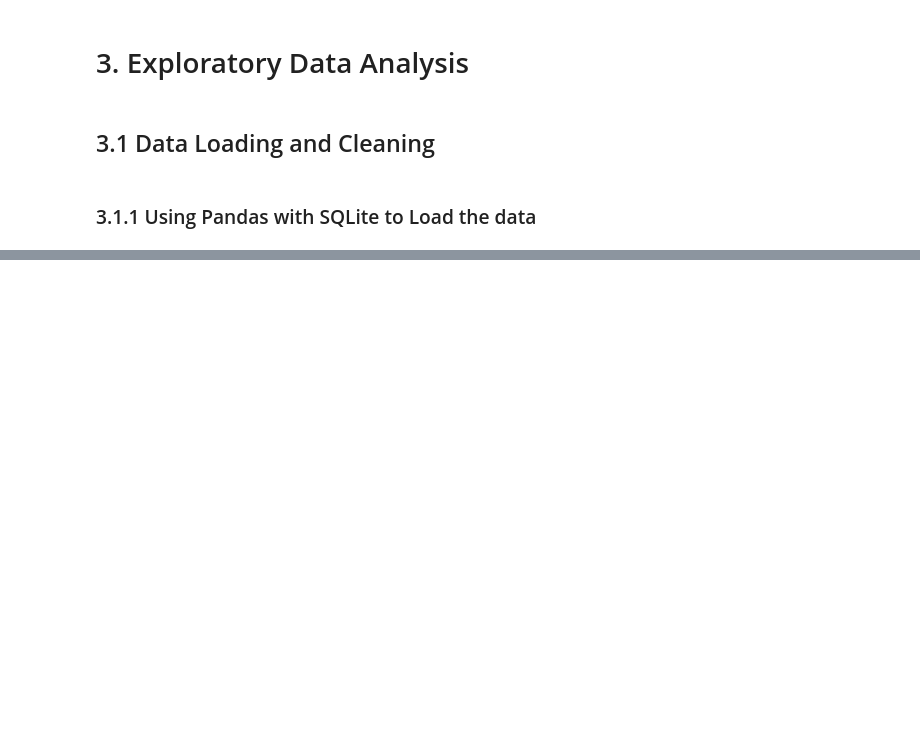
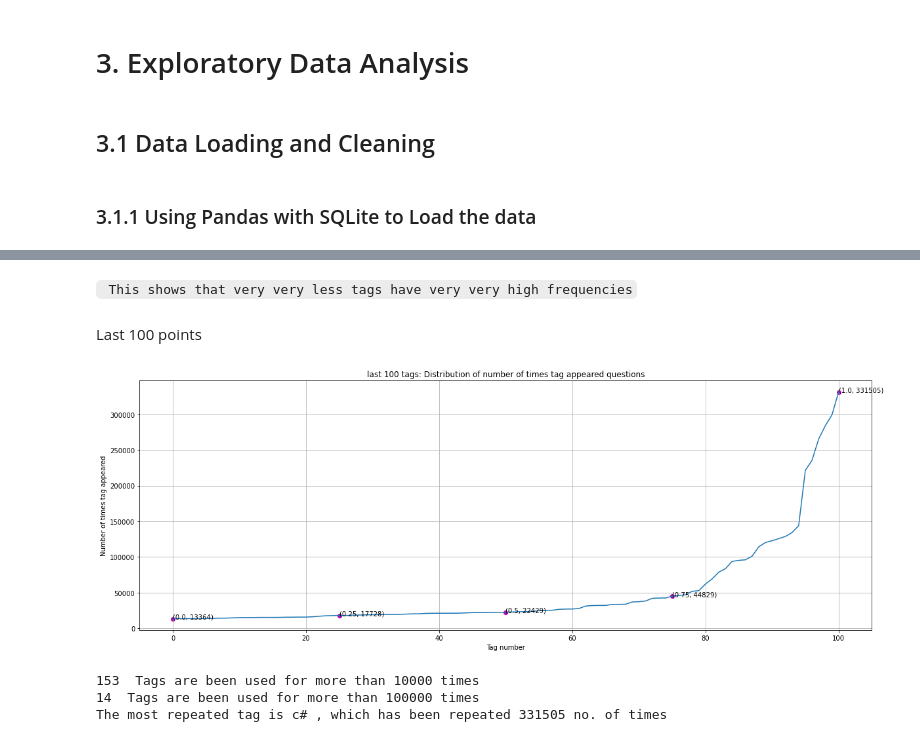
Before and after one commit to Sahil-Chavan/Stackoverflow_Tag_Prediction, a Jupyter notebook: SO_Tag_Prediction.ipynb, the cells around one changed output, grey strips where cells are left out. Saved outputs shown, nothing was run; the diff lists cells and outputs as text; code cells hidden in the pictures; blank space fills up the shorter version.

```diff
--- a/SO_Tag_Prediction.ipynb
+++ b/SO_Tag_Prediction.ipynb
@@ -181,0 +372,7 @@ https://www.kaggle.com/wiki/HammingLoss <br>
+# %%
+for i in range(0,90,10):
+    print('The {}th percentile of duration attribute is :{}'.format(i,np.percentile(freq_vals,i)))
+for i in range(90,99,1):
+    print('The {}th percentile of duration attribute is :{}'.format(i,np.percentile(freq_vals,i)))
+for i in np.linspace(99.0,100.0,11):
+    print('The {}th percentile of duration attribute is :{}'.format(i,np.percentile(freq_vals,i)))
@@ -181,0 +423,28 @@ https://www.kaggle.com/wiki/HammingLoss <br>
+# %% [markdown]
+` This shows that very very less tags have very very high frequencies`
+# %% [markdown]
+Last 100 points
+# %%
+plt.plot(freq_vals[-101:])
+plt.title("last 100 tags: Distribution of number of times tag appeared questions")
+plt.grid()
+plt.xlabel("Tag number")
+plt.ylabel("Number of times tag appeared")
+
+plt.scatter(x=list(range(0,101,25)), y=freq_vals[-101::25], c='m', label = "quantiles with 0.25 intervals")
+for i in range(5):
+    plt.gca().annotate((list(range(0,101,25))[i]/100,freq_vals[-101::25][i]),(list(range(0,101,25))[i],freq_vals[-101::25][i]))
+
+plt.show()
+# %% [output]
+[figure, added]
+# %%
+np_freq_vals = np.array(freq_vals)
+print(sum(np_freq_vals>10000),' Tags are been used for more than 10000 times')
+print(sum(np_freq_vals>100000),' Tags are been used for more than 100000 times')
+most_frequent = max(tags_freq_dict,key = lambda x: tags_freq_dict[x] )
+print("The most repeated tag is {} , which has been repeated {} no. of times".format(most_frequent,tags_freq_dict[most_frequent]))
+# %% [output]
+153  Tags are been used for more than 10000 times
+14  Tags are been used for more than 100000 times
+The most repeated tag is c# , which has been repeated 331505 no. of times
```
Also changed, not shown: parts of 44 cells of this notebook.
